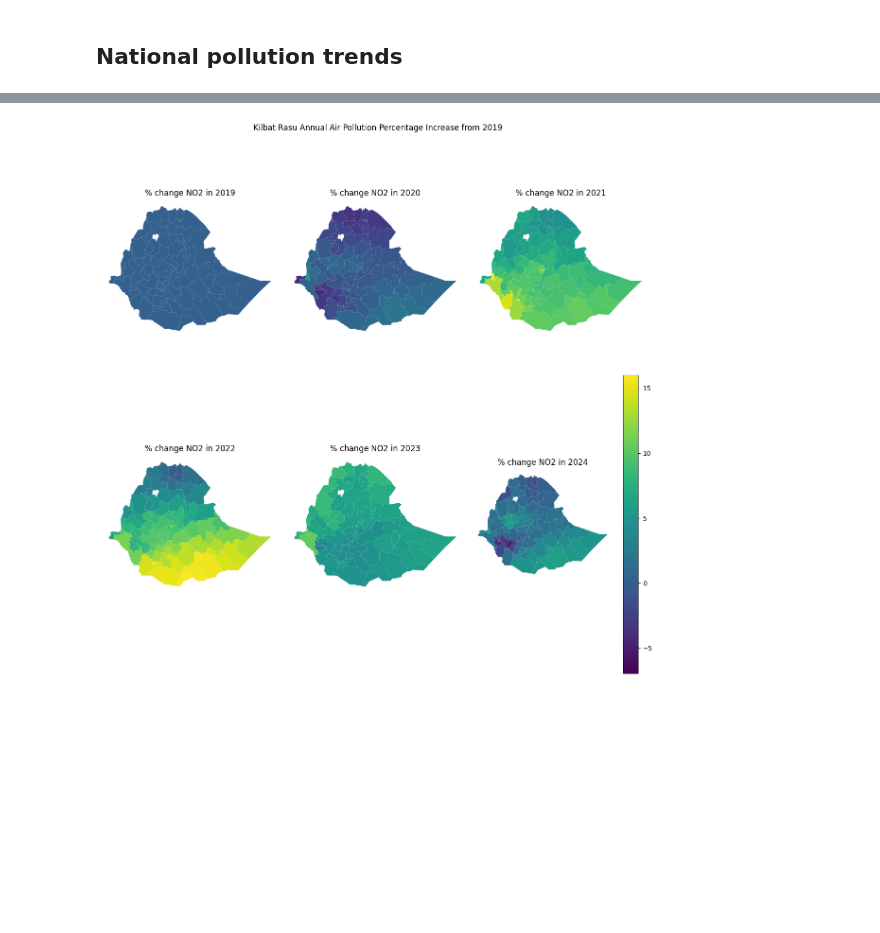
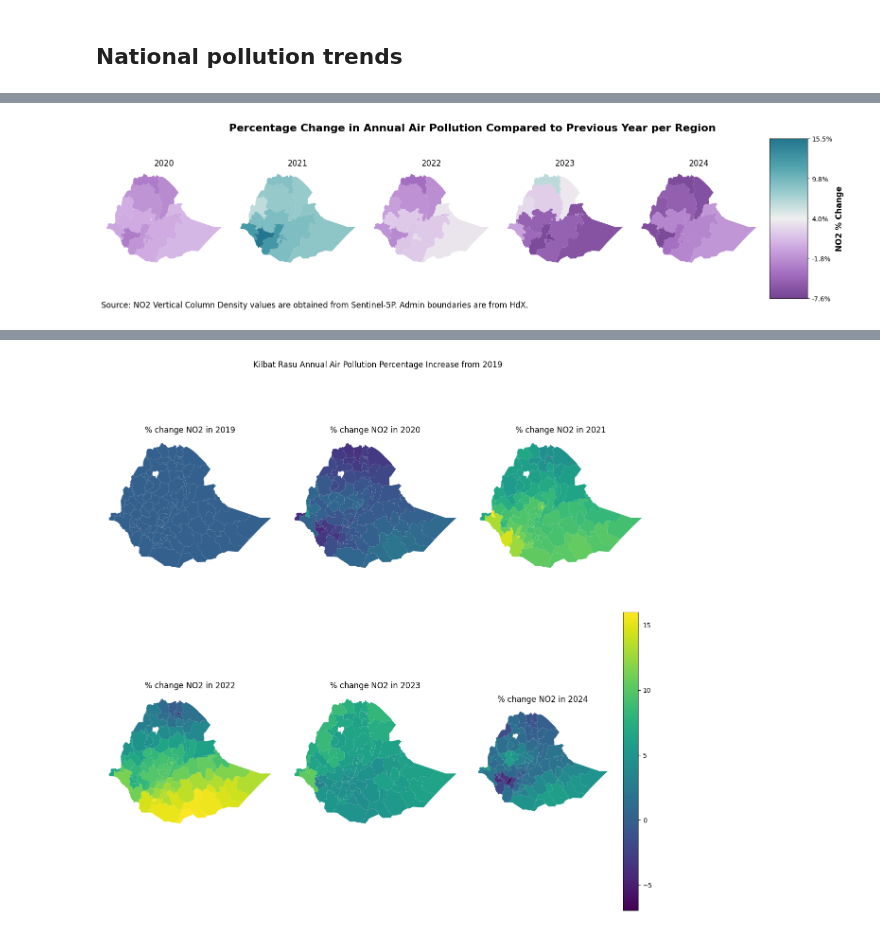
Before and after one commit to datapartnership/ethiopia-economic-monitoring, a Jupyter notebook: notebooks/air-pollution/air_pollution_ethiopia.ipynb, the cells around one changed output, grey strips where cells are left out. Saved outputs shown, nothing was run; the diff lists cells and outputs as text; code cells hidden in the pictures; blank space fills up the shorter version.

```diff
--- a/notebooks/air-pollution/air_pollution_ethiopia.ipynb
+++ b/notebooks/air-pollution/air_pollution_ethiopia.ipynb
@@ -242,0 +345,82 @@ plt.show()
+# %%
+import matplotlib.pyplot as plt
+import matplotlib.colors as mcolors
+import numpy as np
+
+# Define the custom colors
+colors = ["#754493", "#A873C4", "#D1AEE3", "#EFEFEF", "#98CBCC", "#4EA2AC", "#24768E"]
+
+
+# Create the custom colormap
+custom_cmap = mcolors.LinearSegmentedColormap.from_list("custom_cmap", colors, N=256)
+
+# List of years you want to plot
+years = [2020, 2021, 2022, 2023, 2024]  # You can extend this to more years if needed
+
+# Create a figure with 6 subplots (5 maps + 1 for the legend)
+fig, ax = plt.subplots(1, 6, figsize=(16, 4), gridspec_kw={'width_ratios': [1, 1, 1, 1, 1, 0.3]})
+
+# Flatten the axes array for easier indexing
+ax = ax.flatten()
+
+# Get min and max for normalization
+vmin = air_pollution_annual_adm1['percent_change_NO2_PY'].min()
+vmax = air_pollution_annual_adm1['percent_change_NO2_PY'].max()
+
+# Loop through each year and create a plot
+for i, year in enumerate(years):
+
+    # Create the start and end date for each year dynamically
+    start_date = f'{year}-01-01'
+    end_date = f'{year}-12-31'
+
+    # Filter and group the data by latitude and longitude for the given year
+    df = air_pollution_annual_adm1[
+        (air_pollution_annual_adm1['event_date'] >= start_date) &
+        (air_pollution_annual_adm1['event_date'] <= end_date)
+    ][['ADM1_EN', 'percent_change_NO2_PY']]  # Ensure correct columns are selected
+
+    df['percent_change_NO2_PY'] = df['percent_change_NO2_PY'].astype('float64')
+
+    # Merge with spatial data and plot for each year
+    gdf = ethiopia_adm1.merge(df, on='ADM1_EN', how='left')
+    im = gdf.plot(column='percent_change_NO2_PY', ax=ax[i], cmap=custom_cmap, vmin=vmin, vmax=vmax)
+
+    # Set the title for each subplot
+    ax[i].set_title(f'{year}')
+
+    # Remove spines, ticks, and grid for a clean look
+    ax[i].set_xticks([]); ax[i].set_yticks([]);
+    for spine in ax[i].spines.values():
+        spine.set_visible(False)
+    ax[i].grid(False)
+
+# Add the colorbar (legend) in the last subplot
+norm = mcolors.Normalize(vmin=vmin, vmax=vmax)
+sm = plt.cm.ScalarMappable(cmap=custom_cmap, norm=norm)
+sm.set_array([])  # Empty array for the colorbar
+
+# Create the colorbar and set percentage labels
+cbar = fig.colorbar(sm, cax=ax[-1])
+cbar.set_label("NO2 % Change", fontsize=12, fontweight="bold")
+
+# Generate percentage-based tick labels
+ticks = np.linspace(vmin, vmax, num=5)  # Define tick positions
+cbar.set_ticks(ticks)
+cbar.set_ticklabels([f"{t:.1f}%" for t in ticks])  # Format as percentages
+
+# Adjust the layout so the plots don't overlap
+plt.tight_layout()
+plt.subplots_adjust(top=0.9)
+
+plt.suptitle('Percentage Change in Annual Air Pollution Compared to Previous Year per Region',
+             fontsize=16, fontweight='bold')
+
+# Add a footer text at the bottom
+plt.figtext(0.01, 0.01, "Source: NO2 Vertical Column Density values are obtained from Sentinel-5P. Admin boundaries are from HdX.",
+            ha="left", fontsize=12)
+
+# Show the plot
+plt.show()
+# %% [output]
+[figure, added]
```
Also changed, not shown: parts of 14 cells of this notebook.
